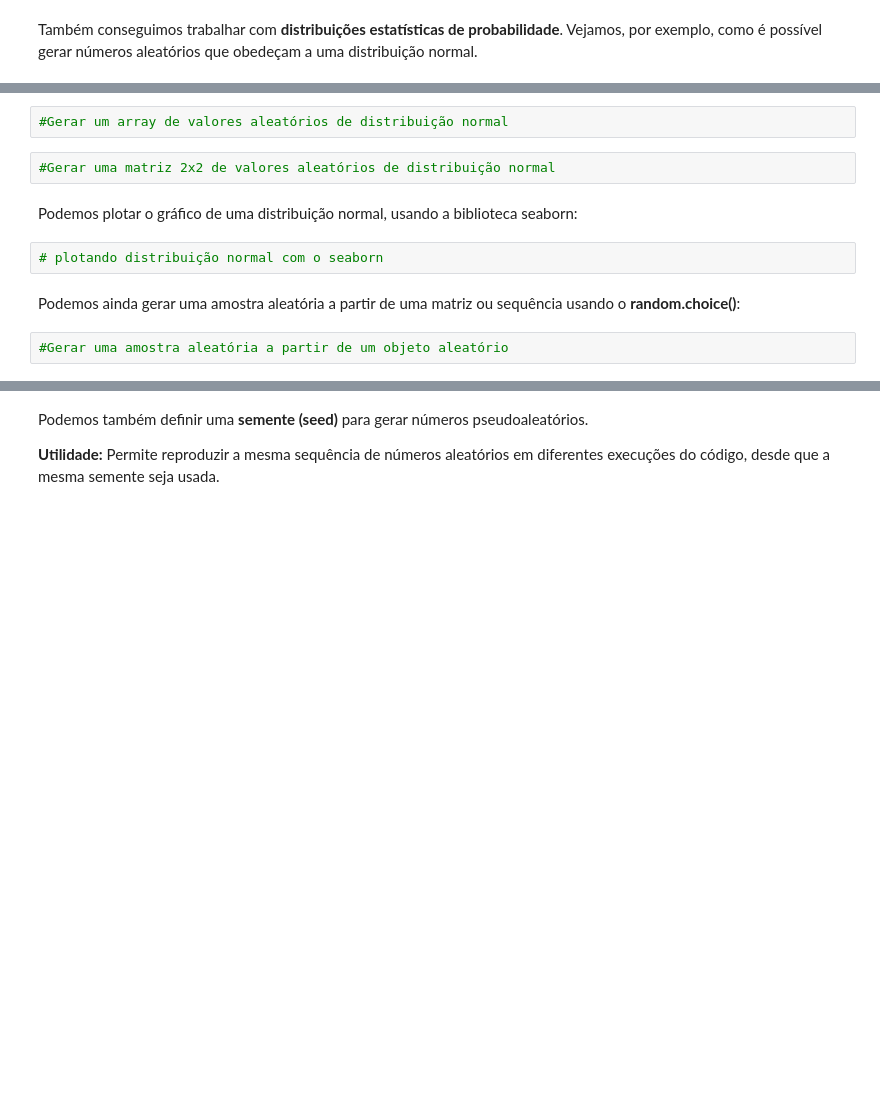
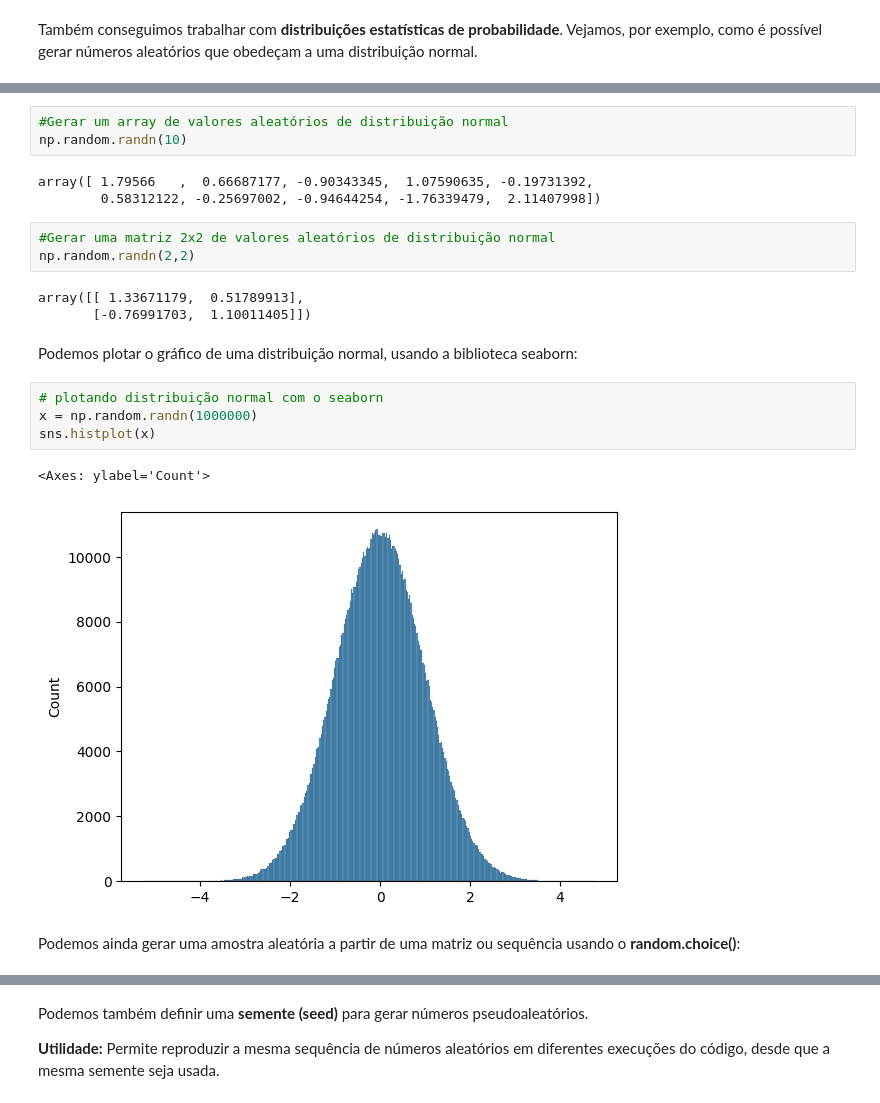
Before and after one commit to allansuzuki/ADA_classes, a Jupyter notebook: DS-PY-Data-Science/DS-PY-004 TÉCNICAS DE PROGRAMAÇÃO I (PY)/Material do Aluno/Aula 2/Aula_02_Numpy_(Parte_1).ipynb, the cells around one changed output, grey strips where cells are left out. Drawn from its saved outputs; the diff is of its cells as text; blank space fills up the shorter version.

```diff
--- a/DS-PY-Data-Science/DS-PY-004 TÉCNICAS DE PROGRAMAÇÃO I (PY)/Material do Aluno/Aula 2/Aula_02_Numpy_(Parte_1).ipynb
+++ b/DS-PY-Data-Science/DS-PY-004 TÉCNICAS DE PROGRAMAÇÃO I (PY)/Material do Aluno/Aula 2/Aula_02_Numpy_(Parte_1).ipynb
@@ -143,13 +270,24 @@ Também conseguimos trabalhar com **distribuições estatísticas de probabilida
 <img src = "https://www.allaboutcircuits.com/uploads/articles/an-introduction-to-the-normal-distribution-in-electrical-engineerin-rk-aac-image1.jpg" />
 # %%
 #Gerar um array de valores aleatórios de distribuição normal
+np.random.randn(10)
+# %% [output]
+array([ 1.79566   ,  0.66687177, -0.90343345,  1.07590635, -0.19731392,
+        0.58312122, -0.25697002, -0.94644254, -1.76339479,  2.11407998])
 # %%
 #Gerar uma matriz 2x2 de valores aleatórios de distribuição normal
+np.random.randn(2,2)
+# %% [output]
+array([[ 1.33671179,  0.51789913],
+       [-0.76991703,  1.10011405]])
 # %% [markdown]
 Podemos plotar o gráfico de uma distribuição normal, usando a biblioteca seaborn:
 # %%
 # plotando distribuição normal com o seaborn
+x = np.random.randn(1000000)
+sns.histplot(x)
+# %% [output]
+<Axes: ylabel='Count'>
+[figure, added]
 # %% [markdown]
 Podemos ainda gerar uma amostra aleatória a partir de uma matriz ou sequência usando o **random.choice()**:
-# %%
-#Gerar uma amostra aleatória a partir de um objeto aleatório
```
Also changed, not shown: parts of 49 cells of this notebook.
